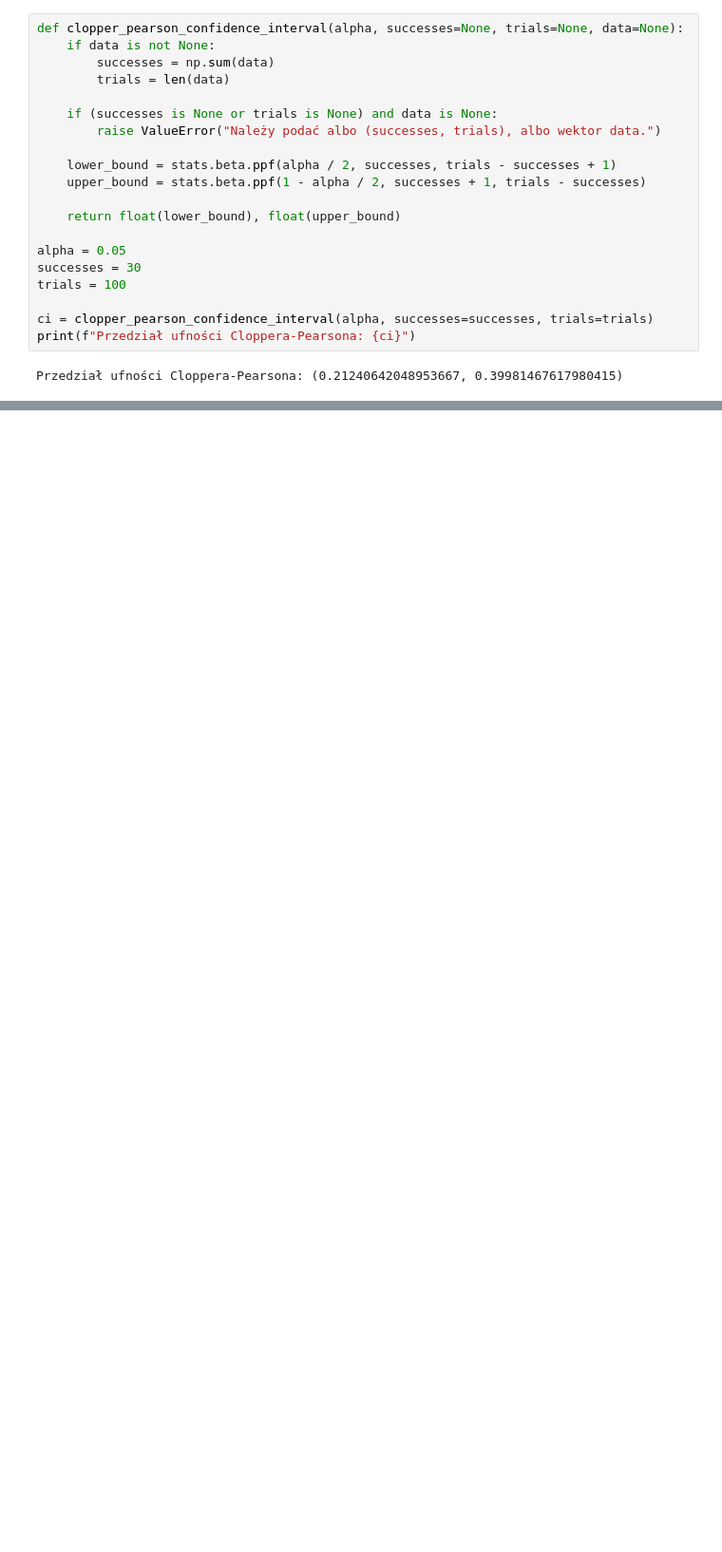
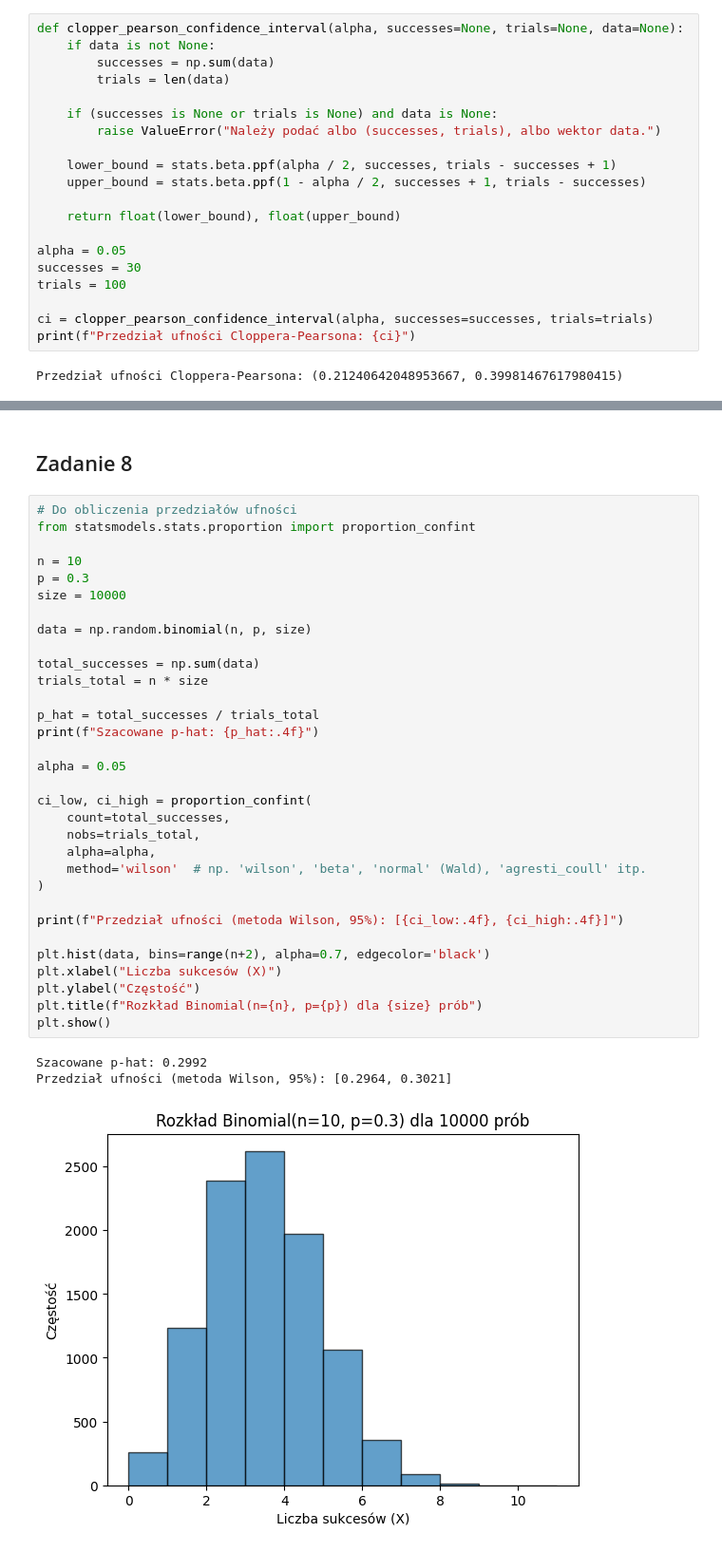
Before and after one commit to mathieuboro/Analysis_of_Survey_Data, a Jupyter notebook: Sprawozdanie1.ipynb, the cells around one changed output, grey strips where cells are left out. Shown at 95% size. Saved outputs shown, nothing was run; the diff lists cells and outputs as text; blank space fills up the shorter version.

```diff
--- a/Sprawozdanie1.ipynb
+++ b/Sprawozdanie1.ipynb
@@ -566,0 +619,38 @@ Przedział ufności Cloppera-Pearsona: (0.21240642048953667, 0.39981467617980415
+# %% [markdown]
+## Zadanie 8
+# %%
+# Do obliczenia przedziałów ufności
+from statsmodels.stats.proportion import proportion_confint
+
+n = 10
+p = 0.3
+size = 10000
+
+data = np.random.binomial(n, p, size)
+
+total_successes = np.sum(data)
+trials_total = n * size
+
+p_hat = total_successes / trials_total
+print(f"Szacowane p-hat: {p_hat:.4f}")
+
+alpha = 0.05
+
+ci_low, ci_high = proportion_confint(
+    count=total_successes,
+    nobs=trials_total,
+    alpha=alpha,
+    method='wilson'  # np. 'wilson', 'beta', 'normal' (Wald), 'agresti_coull' itp.
+)
+
+print(f"Przedział ufności (metoda Wilson, 95%): [{ci_low:.4f}, {ci_high:.4f}]")
+
+plt.hist(data, bins=range(n+2), alpha=0.7, edgecolor='black')
+plt.xlabel("Liczba sukcesów (X)")
+plt.ylabel("Częstość")
+plt.title(f"Rozkład Binomial(n={n}, p={p}) dla {size} prób")
+plt.show()
+# %% [output]
+Szacowane p-hat: 0.2992
+Przedział ufności (metoda Wilson, 95%): [0.2964, 0.3021]
+[figure, added]
```
Also changed, not shown: parts of 9 cells of this notebook.
